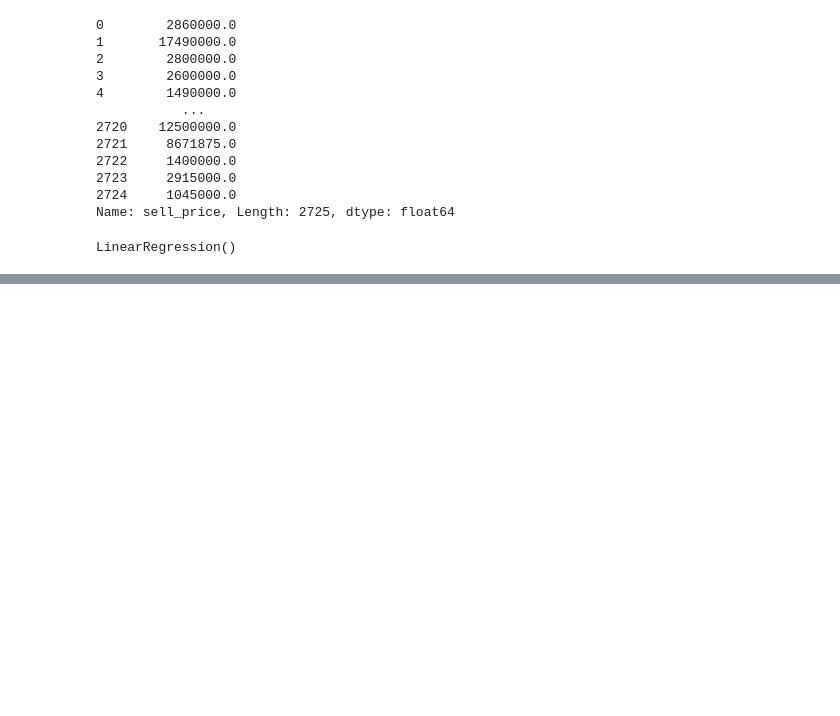
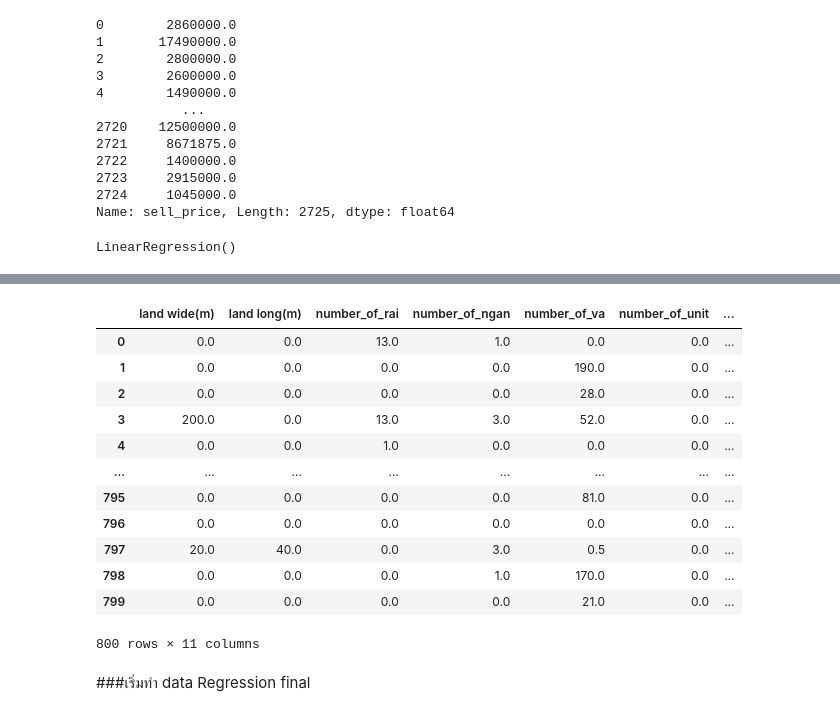
Before and after one commit to Phruetti/DPDM65, a Jupyter notebook: final-1.ipynb, the cells around one changed output, grey strips where cells are left out. Saved outputs shown, nothing was run; the diff lists cells and outputs as text; code cells hidden in the pictures; blank space fills up the shorter version.

```diff
--- a/final-1.ipynb
+++ b/final-1.ipynb
@@ -391,0 +436,9 @@ Name: predicted, Length: 200, dtype: float64
+# %%
+data1_testfn['number_of_ngan'] = pd.to_numeric(data1_testfn['number_of_ngan'],errors='coerce')
+data1_testfn['number_of_unit'] = pd.to_numeric(data1_testfn['number_of_unit'],errors='coerce')
+data1_testfn['number_of_story'] = pd.to_numeric(data1_testfn['number_of_story'],errors='coerce')
+data1_testfn['number_of_bedroom'] = pd.to_numeric(data1_testfn['number_of_bedroom'],errors='coerce')
+data1_testfn['number_of_bathroom'] = pd.to_numeric(data1_testfn['number_of_bathroom'],errors='coerce')
+data1_testfn['number_of_parking'] = pd.to_numeric(data1_testfn['number_of_parking'],errors='coerce')
+data1_testfn['usable_area'] = pd.to_numeric(data1_testfn['usable_area'],errors='coerce')
+data1_testfn['land long(m)'] = pd.to_numeric(data1_testfn['land long(m)'],errors='coerce')
@@ -391,0 +463,19 @@ Name: predicted, Length: 200, dtype: float64
+# %%
+data11_testfn=data1_testfn.fillna(0)
+data11_testfn
+# %% [output]
+|  | land wide(m) | land long(m) | number_of_rai | number_of_ngan | number_of_va | number_of_unit | ... |
+| 0 | 0.0 | 0.0 | 13.0 | 1.0 | 0.0 | 0.0 | ... |
+| 1 | 0.0 | 0.0 | 0.0 | 0.0 | 190.0 | 0.0 | ... |
+| 2 | 0.0 | 0.0 | 0.0 | 0.0 | 28.0 | 0.0 | ... |
+| 3 | 200.0 | 0.0 | 13.0 | 3.0 | 52.0 | 0.0 | ... |
+| 4 | 0.0 | 0.0 | 1.0 | 0.0 | 0.0 | 0.0 | ... |
+| ... | ... | ... | ... | ... | ... | ... | ... |
+| 795 | 0.0 | 0.0 | 0.0 | 0.0 | 81.0 | 0.0 | ... |
+| 796 | 0.0 | 0.0 | 0.0 | 0.0 | 0.0 | 0.0 | ... |
+| 797 | 20.0 | 40.0 | 0.0 | 3.0 | 0.5 | 0.0 | ... |
+| 798 | 0.0 | 0.0 | 0.0 | 1.0 | 170.0 | 0.0 | ... |
+| 799 | 0.0 | 0.0 | 0.0 | 0.0 | 21.0 | 0.0 | ... |
+800 rows × 11 columns
+# %% [markdown]
+###เริ่มทำ data Regression final
```
Also changed, not shown: parts of 25 cells of this notebook.
